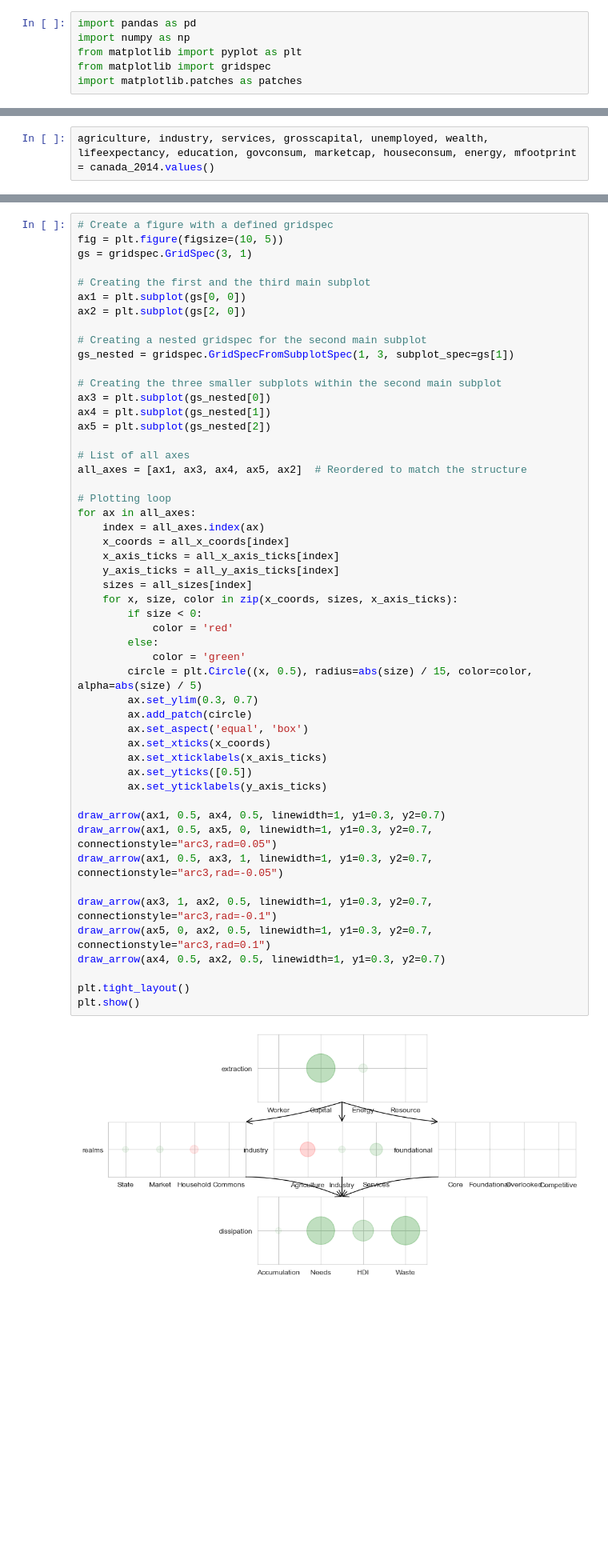
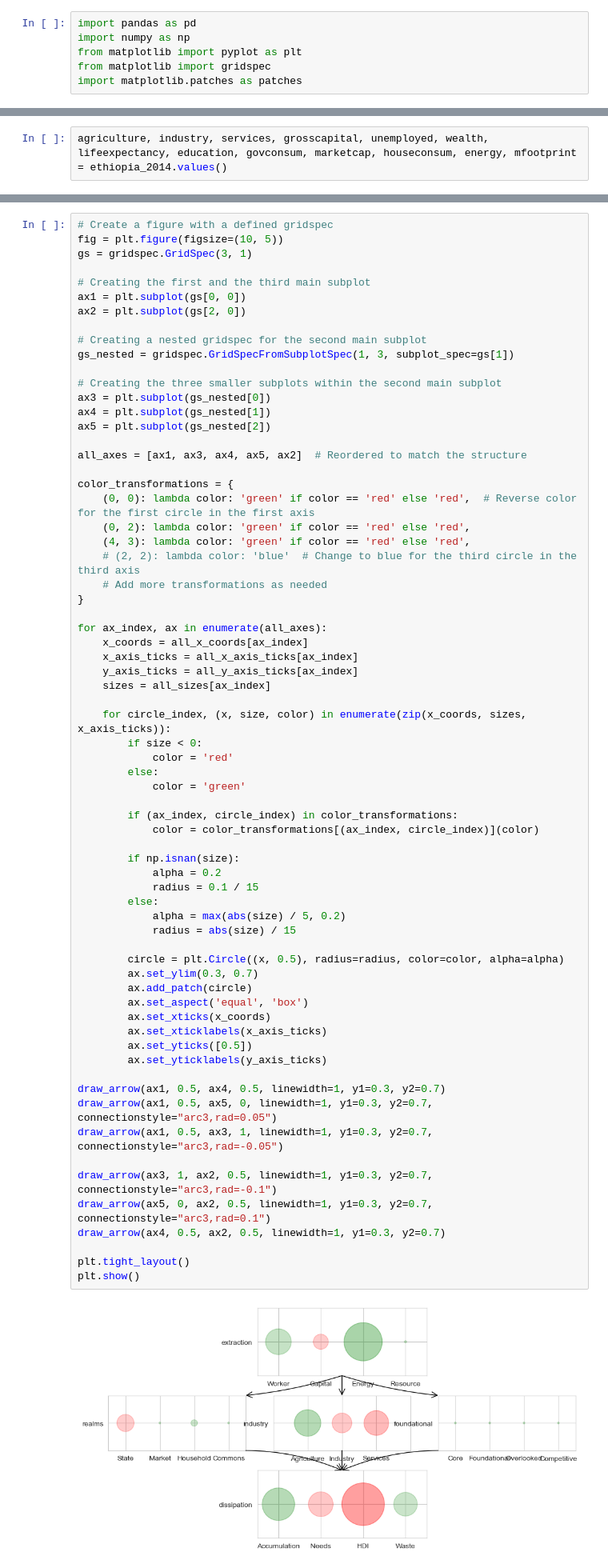
Before and after one commit to saviorand/provisioning-model, a Jupyter notebook: provisioning_model/notebooks/exploratory.ipynb, the cells around one changed output, grey strips where cells are left out. Shown: that part at 80% size. Drawn from its saved outputs; the diff is of its cells as text; blank space fills up the shorter version.

```diff
--- a/provisioning_model/notebooks/exploratory.ipynb
+++ b/provisioning_model/notebooks/exploratory.ipynb
@@ -19,5 +21,5 @@ canada_2014 = get_country_data(all_in_one_no_inf, wdi_outcomes_no_inf, wdi_realm
 # %%
-agriculture, industry, services, grosscapital, unemployed, wealth, lifeexpectancy, education, govconsum, marketcap, houseconsum, energy, mfootprint = canada_2014.values()
+agriculture, industry, services, grosscapital, unemployed, wealth, lifeexpectancy, education, govconsum, marketcap, houseconsum, energy, mfootprint = ethiopia_2014.values()
 # %%
 # Arrays to define the structure (update as needed)
 all_x_coords = [[0.125, 0.375, 0.625, 0.875], [0.125, 0.375, 0.625, 0.875], [0.25, 0.5, 0.75],
@@ -48,41 +50,58 @@ gs_nested = gridspec.GridSpecFromSubplotSpec(1, 3, subplot_spec=gs[1])
 # Creating the three smaller subplots within the second main subplot
 ax3 = plt.subplot(gs_nested[0])
 ax4 = plt.subplot(gs_nested[1])
 ax5 = plt.subplot(gs_nested[2])
 
-# List of all axes
 all_axes = [ax1, ax3, ax4, ax5, ax2]  # Reordered to match the structure
 
-# Plotting loop
-for ax in all_axes:
-    index = all_axes.index(ax)
-    x_coords = all_x_coords[index]
-    x_axis_ticks = all_x_axis_ticks[index]
-    y_axis_ticks = all_y_axis_ticks[index]
-    sizes = all_sizes[index]
-    for x, size, color in zip(x_coords, sizes, x_axis_ticks):
+color_transformations = {
+    (0, 0): lambda color: 'green' if color == 'red' else 'red',  # Reverse color for the first circle in the first axis
+    (0, 2): lambda color: 'green' if color == 'red' else 'red',
+    (4, 3): lambda color: 'green' if color == 'red' else 'red',
+    # (2, 2): lambda color: 'blue'  # Change to blue for the third circle in the third axis
+    # Add more transformations as needed
+}
+
+for ax_index, ax in enumerate(all_axes):
+    x_coords = all_x_coords[ax_index]
+    x_axis_ticks = all_x_axis_ticks[ax_index]
+    y_axis_ticks = all_y_axis_ticks[ax_index]
+    sizes = all_sizes[ax_index]
+
+    for circle_index, (x, size, color) in enumerate(zip(x_coords, sizes, x_axis_ticks)):
         if size < 0:
             color = 'red'
         else:
             color = 'green'
-        circle = plt.Circle((x, 0.5), radius=abs(size) / 15, color=color, alpha=abs(size) / 5)
+
+        if (ax_index, circle_index) in color_transformations:
+            color = color_transformations[(ax_index, circle_index)](color)
+
+        if np.isnan(size):
+            alpha = 0.2
+            radius = 0.1 / 15
+        else:
+            alpha = max(abs(size) / 5, 0.2)
+            radius = abs(size) / 15
+
+        circle = plt.Circle((x, 0.5), radius=radius, color=color, alpha=alpha)
         ax.set_ylim(0.3, 0.7)
         ax.add_patch(circle)
         ax.set_aspect('equal', 'box')
         ax.set_xticks(x_coords)
         ax.set_xticklabels(x_axis_ticks)
         ax.set_yticks([0.5])
         ax.set_yticklabels(y_axis_ticks)
 
 draw_arrow(ax1, 0.5, ax4, 0.5, linewidth=1, y1=0.3, y2=0.7)
 draw_arrow(ax1, 0.5, ax5, 0, linewidth=1, y1=0.3, y2=0.7, connectionstyle="arc3,rad=0.05")
 draw_arrow(ax1, 0.5, ax3, 1, linewidth=1, y1=0.3, y2=0.7, connectionstyle="arc3,rad=-0.05")
 
 draw_arrow(ax3, 1, ax2, 0.5, linewidth=1, y1=0.3, y2=0.7, connectionstyle="arc3,rad=-0.1")
 draw_arrow(ax5, 0, ax2, 0.5, linewidth=1, y1=0.3, y2=0.7, connectionstyle="arc3,rad=0.1")
 draw_arrow(ax4, 0.5, ax2, 0.5, linewidth=1, y1=0.3, y2=0.7)
 
 plt.tight_layout()
 plt.show()
 # %% [output]
-[figure, old version]
+[figure, new version]
```
Also changed, not shown: parts of 2 cells of this notebook, 1 other file.
